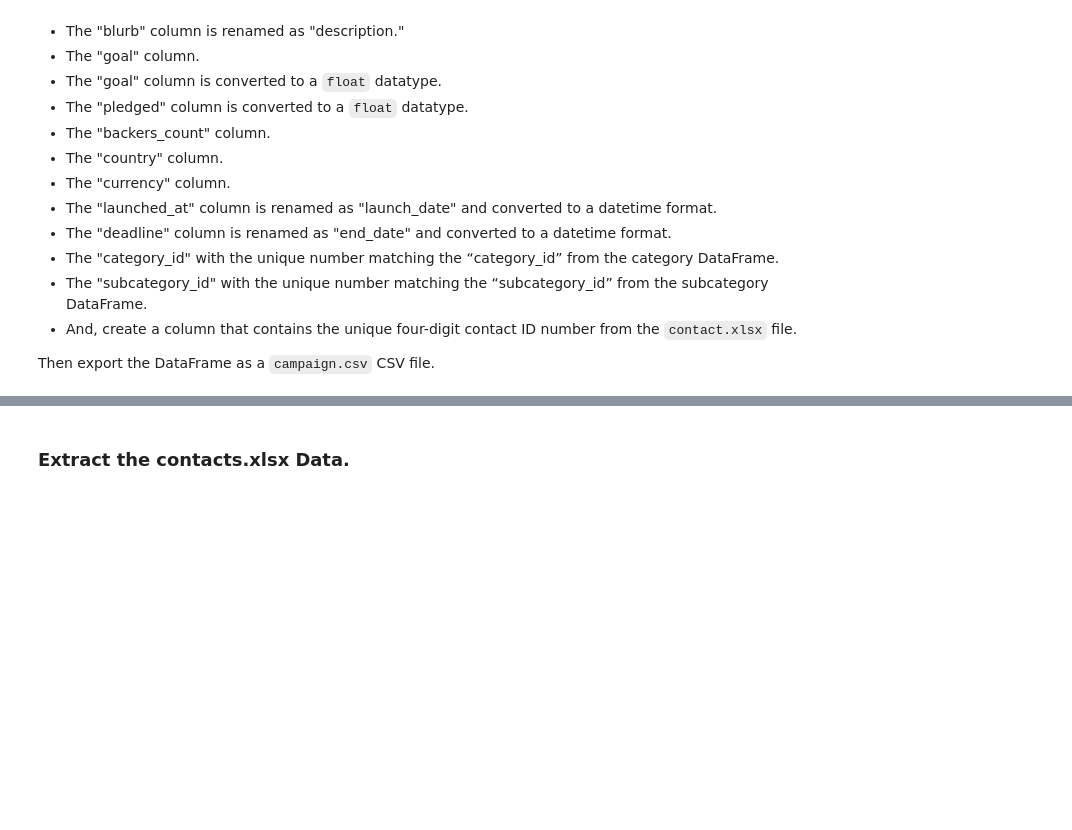
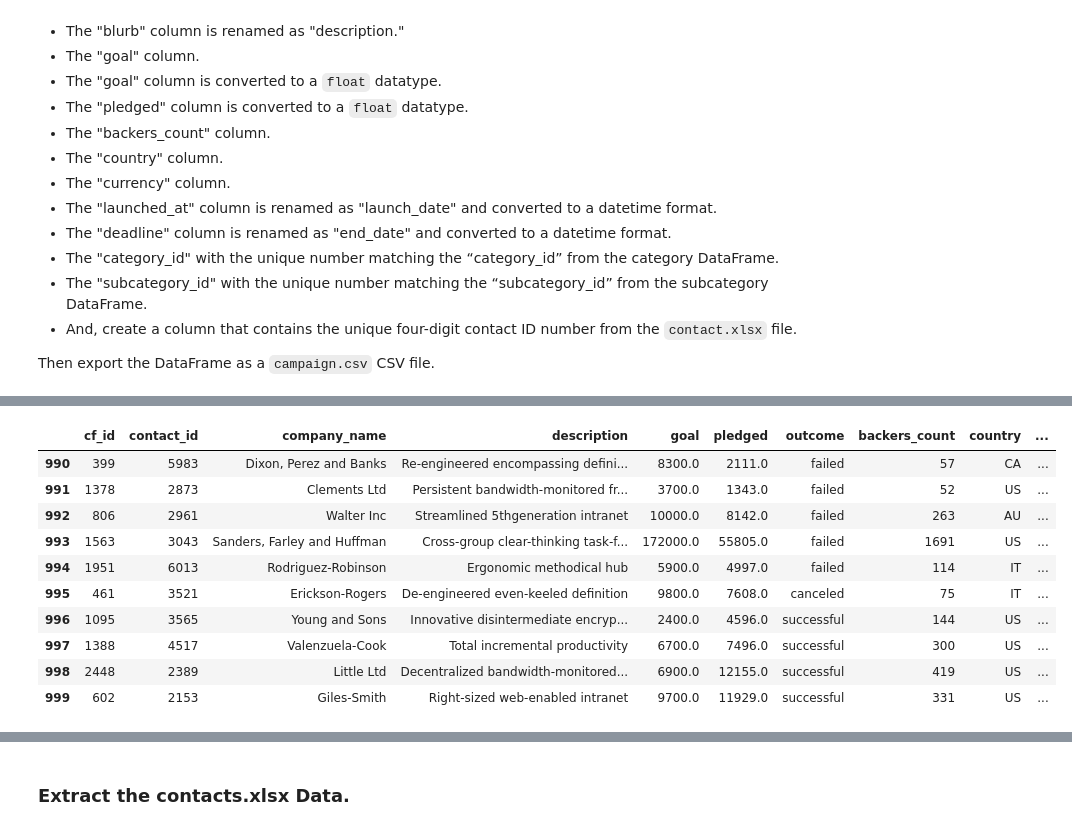
Before and after one commit to eaveltre21189/Crowdfunding_ETL, a Jupyter notebook: ETL_Mini_Project_Starter_Code.ipynb, the cells around one changed output, grey strips where cells are left out. Drawn from its saved outputs; the diff is of its cells as text; code cells hidden in the pictures; blank space fills up the shorter version.

Commit message:
completed campaign dataframe creation

```diff
--- a/ETL_Mini_Project_Starter_Code.ipynb
+++ b/ETL_Mini_Project_Starter_Code.ipynb
@@ -121,6 +117,12 @@ UFuncTypeError: ufunc 'add' did not contain a loop with signature matching types
 # %%
-# Create a category DataFrame with the category_id array as the category_id and categories list as the category name.
+# Create a category DataFrame with the category_id array as the category_id and categories list as the
+# category name.
+category_df = pd.DataFrame({'category_id': category_ids,
+                           'category': categories})
 
-# Create a category DataFrame with the subcategory_id array as the subcategory_id and subcategories list as the subcategory name.
+# Create a category DataFrame with the subcategory_id array as the subcategory_id and subcategories list
+# as the subcategory name.
+subcategory_df = pd.DataFrame({'subcategory_id': subcategory_ids,
+                               'subcategory': subcategories})
 # %%
 category_df
@@ -160,2 +198,4 @@ campaign_df.head()
 # %%
 # Rename the blurb, launched_at, and deadline columns.
+campaign_df = campaign_df.rename(columns={'blurb': 'description', 'launched_at': 'launch_date', 'deadline': 'end_date'})
+campaign_df.head()
@@ -162,2 +209,4 @@ campaign_df.head()
 # %%
 # Convert the goal and pledged columns to a `float` data type.
+campaign_df[['goal', 'pledged']] = campaign_df[['goal', 'pledged']].astype(float)
+campaign_df.head()
@@ -166,3 +241,6 @@ campaign_df.head()
 # %%
 # Format the launched_date and end_date columns to datetime format
 from datetime import datetime as dt
+campaign_df['launch_date'] = pd.to_datetime(campaign_df['launch_date'], unit='s').dt.strftime('%Y-%m-%d')
+campaign_df['end_date'] = pd.to_datetime(campaign_df['end_date'], unit='s').dt.strftime('%Y-%m-%d')
+campaign_df.head()
@@ -169,6 +254,18 @@ from datetime import datetime as dt
 # %%
 # Merge the campaign_df with the category_df on the "category" column and
 # the subcategory_df on the "subcategory" column.
-
-
+campaign_merged_df = pd.merge(campaign_df, category_df, on='category', how='inner')
+campaign_merged_df = pd.merge(campaign_merged_df, subcategory_df, on='subcategory', how='inner')
 campaign_merged_df.tail(10)
+# %% [output]
+|  | cf_id | contact_id | company_name | description | goal | pledged | outcome | backers_count | country | ... |
+| 990 | 399 | 5983 | Dixon, Perez and Banks | Re-engineered encompassing defini... | 8300.0 | 2111.0 | failed | 57 | CA | ... |
+| 991 | 1378 | 2873 | Clements Ltd | Persistent bandwidth-monitored fr... | 3700.0 | 1343.0 | failed | 52 | US | ... |
+| 992 | 806 | 2961 | Walter Inc | Streamlined 5thgeneration intranet | 10000.0 | 8142.0 | failed | 263 | AU | ... |
+| 993 | 1563 | 3043 | Sanders, Farley and Huffman | Cross-group clear-thinking task-f... | 172000.0 | 55805.0 | failed | 1691 | US | ... |
+| 994 | 1951 | 6013 | Rodriguez-Robinson | Ergonomic methodical hub | 5900.0 | 4997.0 | failed | 114 | IT | ... |
+| 995 | 461 | 3521 | Erickson-Rogers | De-engineered even-keeled definition | 9800.0 | 7608.0 | canceled | 75 | IT | ... |
+| 996 | 1095 | 3565 | Young and Sons | Innovative disintermediate encryp... | 2400.0 | 4596.0 | successful | 144 | US | ... |
+| 997 | 1388 | 4517 | Valenzuela-Cook | Total incremental productivity | 6700.0 | 7496.0 | successful | 300 | US | ... |
+| 998 | 2448 | 2389 | Little Ltd | Decentralized bandwidth-monitored... | 6900.0 | 12155.0 | successful | 419 | US | ... |
+| 999 | 602 | 2153 | Giles-Smith | Right-sized web-enabled intranet | 9700.0 | 11929.0 | successful | 331 | US | ... |
```
Also changed, not shown: parts of 10 cells of this notebook, 3 other files.
